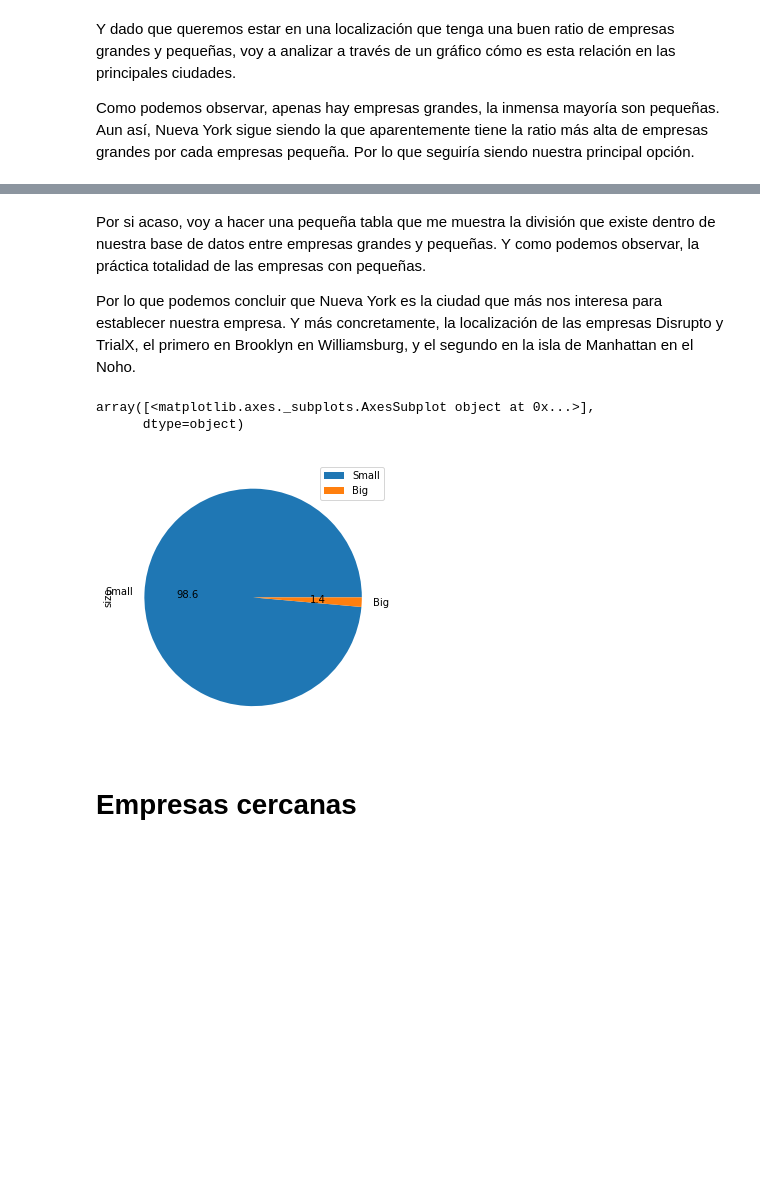
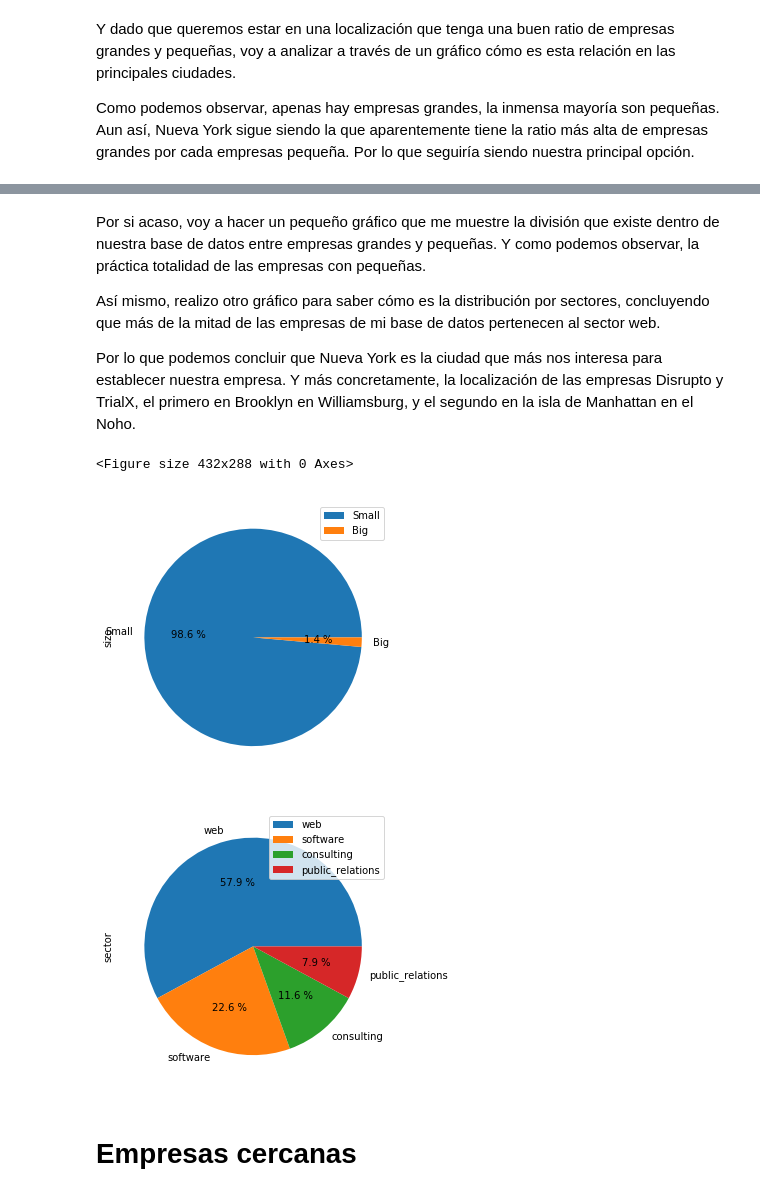
Before and after one commit to alejandroperela/datamad0119, a Jupyter notebook: module-2/tableau-project/your-code/Code.ipynb, the cells around one changed output, grey strips where cells are left out. Saved outputs shown, nothing was run; the diff lists cells and outputs as text; code cells hidden in the pictures; blank space fills up the shorter version.

```diff
--- a/module-2/tableau-project/your-code/Code.ipynb
+++ b/module-2/tableau-project/your-code/Code.ipynb
@@ -124,10 +125,10 @@ A continuación, y antes de exportar la base de datos limpia, obtengo el número
 
 Muchas de ellas no tienen cuenta de twitter por lo que en la columna de followers aparecerá invalid username, o cero seguidores.
 # %%
-API_KEY = "e6xJatHuL1NzvjCtTywvOldm8"
-API_SECRET = "hYIdAGDp7ZDdC3WWPTBhcM7uC21v5iod72pHcSzm8oAg4yrAdX"
-ACCESS_TOKEN = "385891004-6pXn1iaG8VqhGjc2rkclz7HDsc1bsashd6iAmvVX"
-ACCESS_TOKEN_SECRET = "2yg8WGCd8oVGvl3wu4KxFXPwY3yCO4TN4zN4MLTlagclT"
+API_KEY = "XXXX"
+API_SECRET = "XXXX"
+ACCESS_TOKEN = "XXXX"
+ACCESS_TOKEN_SECRET = "XXXX"
 
 auth = tweepy.OAuthHandler(API_KEY, API_SECRET)
 auth.set_access_token(ACCESS_TOKEN, ACCESS_TOKEN_SECRET)
@@ -266,13 +262,21 @@ filtered.groupby(['city', 'size']).agg({'size': 'count'}).unstack('size').plot.b
 # %% [markdown]
-Por si acaso, voy a hacer una pequeña tabla que me muestra la división que existe dentro de nuestra base de datos entre empresas grandes y pequeñas. Y como podemos observar, la práctica totalidad de las empresas con pequeñas.
+Por si acaso, voy a hacer un pequeño gráfico que me muestre la división que existe dentro de nuestra base de datos entre empresas grandes y pequeñas. Y como podemos observar, la práctica totalidad de las empresas con pequeñas.
+
+Así mismo, realizo otro gráfico para saber cómo es la distribución por sectores, concluyendo que más de la mitad de las empresas de mi base de datos pertenecen al sector web.
 
 Por lo que podemos concluir que Nueva York es la ciudad que más nos interesa para establecer nuestra empresa. Y más concretamente, la localización de las empresas Disrupto y TrialX, el primero en Brooklyn en Williamsburg, y el segundo en la isla de Manhattan en el Noho.
 # %%
-data_clean.groupby(['size']).agg({'size':'count'}).sort_values(by=["size"], ascending=False).plot.pie(subplots=True, autopct='%.1f', figsize=(15,5))
+plt.figure(211)
+data_clean.groupby(['size']).agg({'size':'count'}).sort_values(by=["size"], ascending=False).plot.pie(subplots=True, autopct='%.1f %%', figsize=(9,5))
+
+plt.figure(212)
+data_clean.groupby(['sector']).agg({'sector':'count'}).sort_values(by=["sector"], ascending=False).plot.pie(subplots=True, autopct='%.1f %%', figsize=(9,5))
+
+plt.show()
 # %% [output]
-array([<matplotlib.axes._subplots.AxesSubplot object at 0x...>],
-      dtype=object)
+<Figure size 432x288 with 0 Axes>
-[figure, old version]
+[figure, new version]
+[figure, added]
 # %% [markdown]
 # Empresas cercanas
 # %% [markdown]
```
Also changed, not shown: parts of 8 cells of this notebook, 1 other file.
